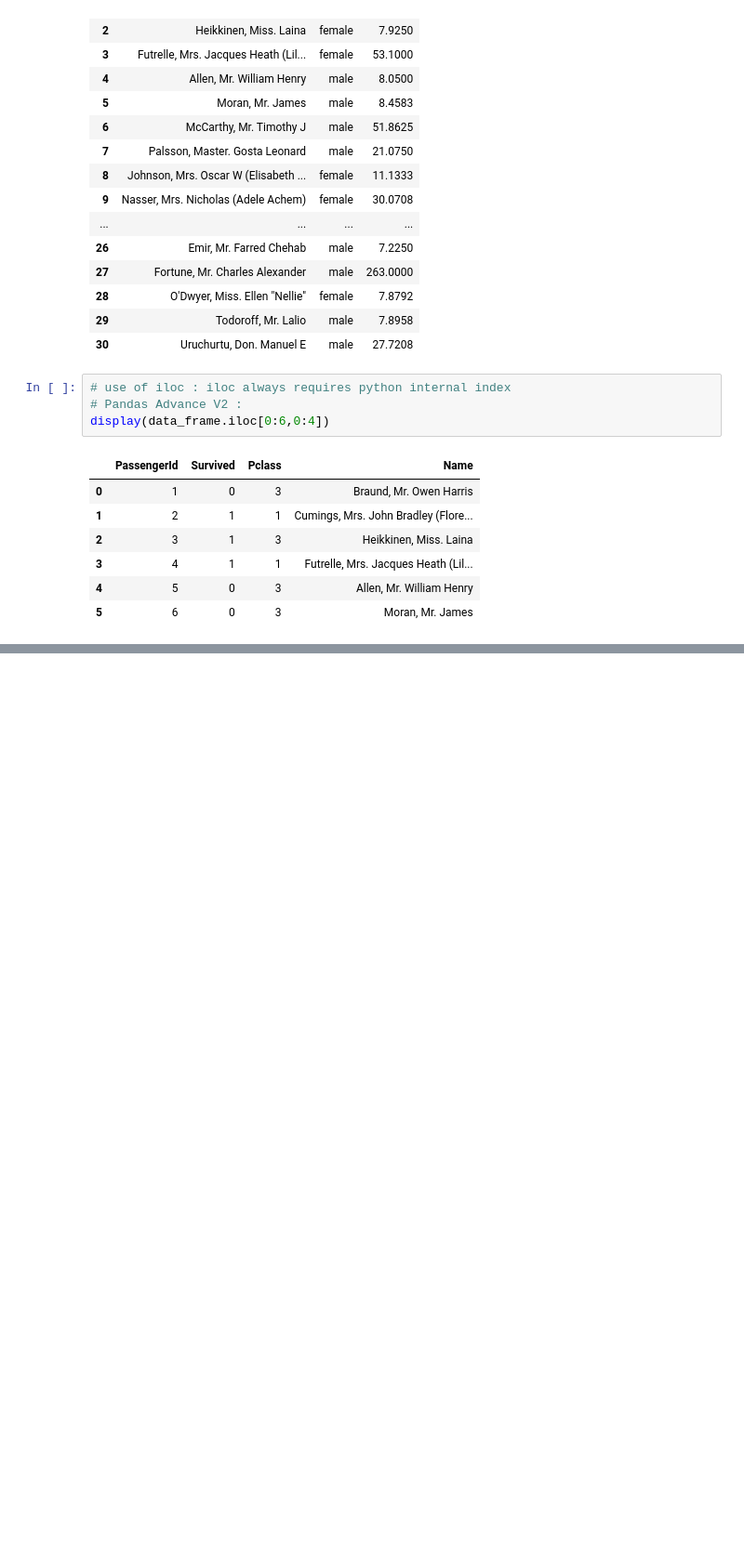
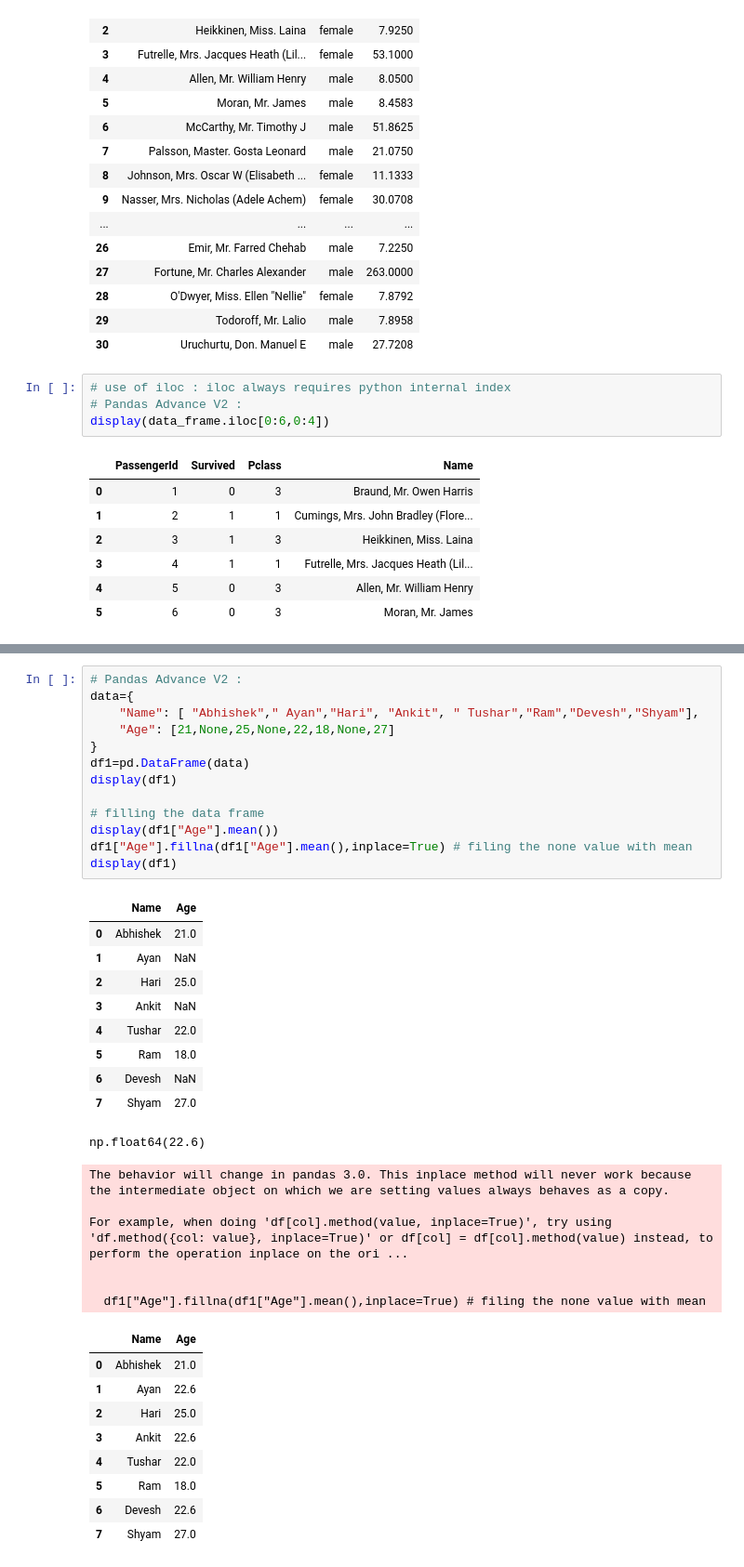
Before and after one commit to vedprakash8721/Abhishek-Data-Science-Portfolio, a Jupyter notebook: Python/Module 8 ( Pandas )/Pandas Advance V2.ipynb, the cells around one changed output, grey strips where cells are left out. Shown at 93% size. Drawn from its saved outputs; the diff is of its cells as text; blank space fills up the shorter version.

```diff
--- a/Python/Module 8 ( Pandas )/Pandas Advance V2.ipynb
+++ b/Python/Module 8 ( Pandas )/Pandas Advance V2.ipynb
@@ -176,0 +187,39 @@ dtype: int64
+# %%
+# Pandas Advance V2 :
+data={
+    "Name": [ "Abhishek"," Ayan","Hari", "Ankit", " Tushar","Ram","Devesh","Shyam"],
+    "Age": [21,None,25,None,22,18,None,27]
+}
+df1=pd.DataFrame(data)
+display(df1)
+
+# filling the data frame
+display(df1["Age"].mean())
+df1["Age"].fillna(df1["Age"].mean(),inplace=True) # filing the none value with mean
+display(df1)
+# %% [output]
+|  | Name | Age |
+| 0 | Abhishek | 21.0 |
+| 1 | Ayan | NaN |
+| 2 | Hari | 25.0 |
+| 3 | Ankit | NaN |
+| 4 | Tushar | 22.0 |
+| 5 | Ram | 18.0 |
+| 6 | Devesh | NaN |
+| 7 | Shyam | 27.0 |
+np.float64(22.6)
+The behavior will change in pandas 3.0. This inplace method will never work because the intermediate object on which we are setting values always behaves as a copy.
+
+For example, when doing 'df[col].method(value, inplace=True)', try using 'df.method({col: value}, inplace=True)' or df[col] = df[col].method(value) instead, to perform the operation inplace on the ori ...
+
+
+  df1["Age"].fillna(df1["Age"].mean(),inplace=True) # filing the none value with mean
+|  | Name | Age |
+| 0 | Abhishek | 21.0 |
+| 1 | Ayan | 22.6 |
+| 2 | Hari | 25.0 |
+| 3 | Ankit | 22.6 |
+| 4 | Tushar | 22.0 |
+| 5 | Ram | 18.0 |
+| 6 | Devesh | 22.6 |
+| 7 | Shyam | 27.0 |
```
Also changed, not shown: parts of 1 cell of this notebook, 1 other file.
